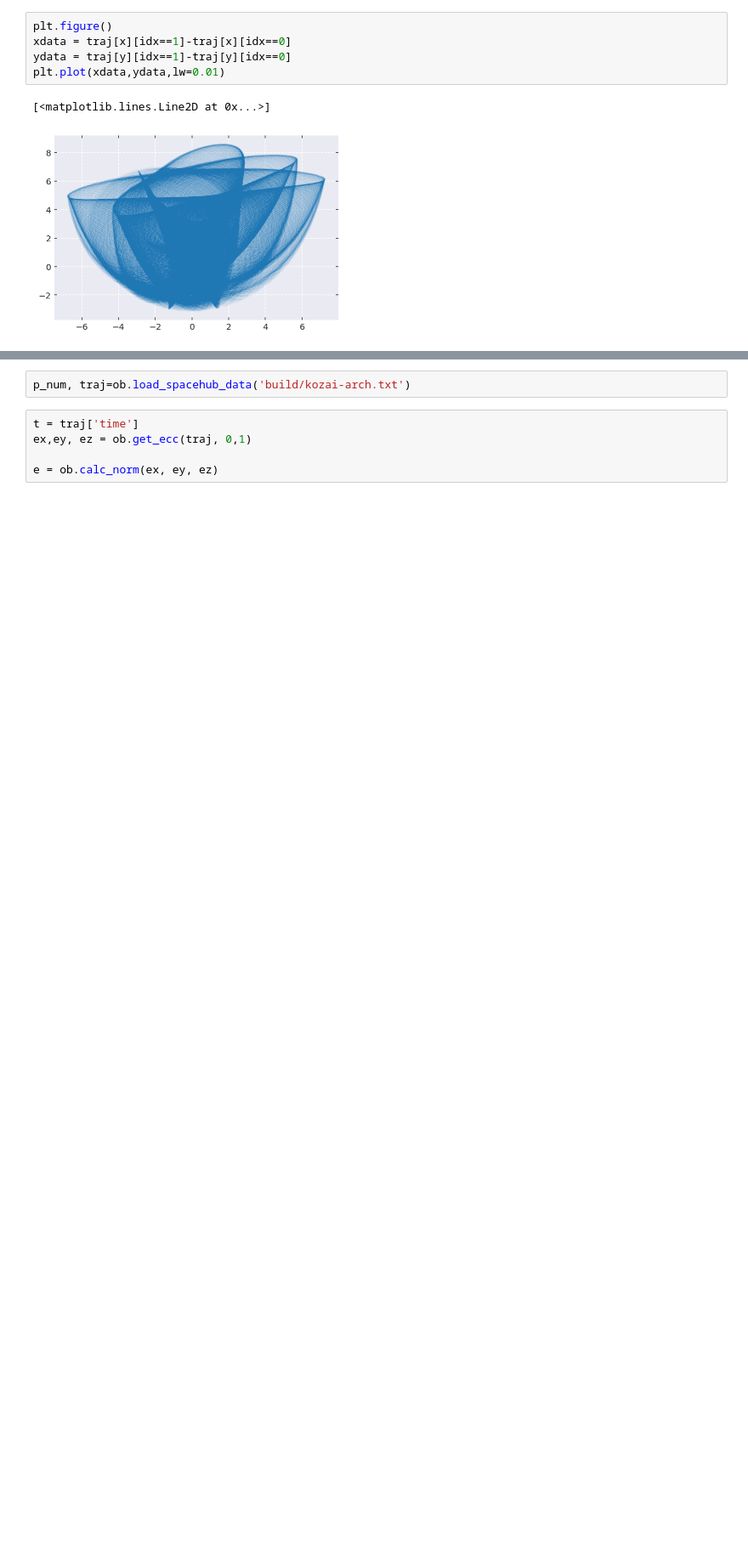
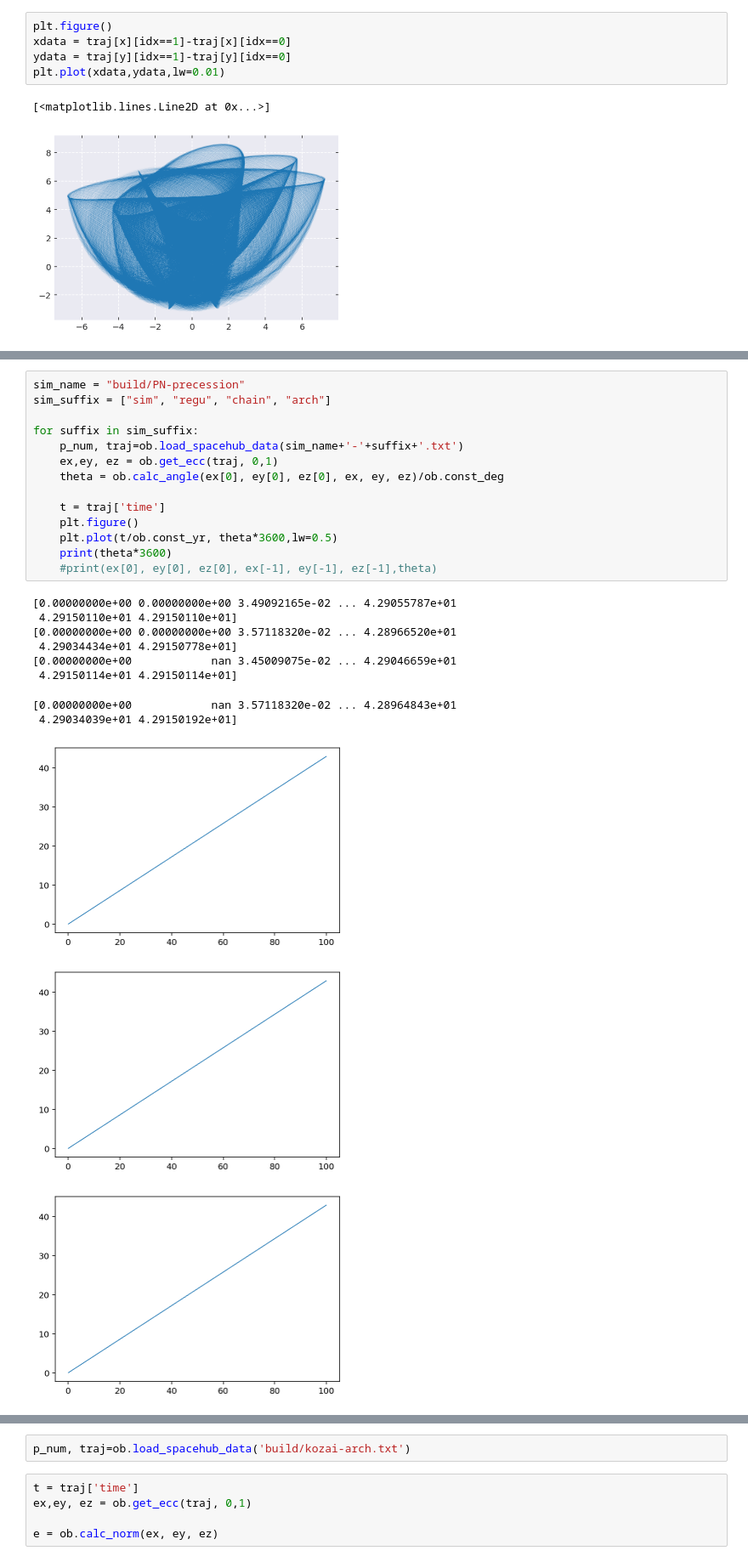
Before and after one commit to YihanWangAstro/SpaceHub, a Jupyter notebook: draw.ipynb, the cells around one changed output, grey strips where cells are left out. Shown at 85% size. Cells and saved outputs as stored; diff of their text form; blank space fills up the shorter version.

```diff
--- a/draw.ipynb
+++ b/draw.ipynb
@@ -260,3 +254,29 @@ import orbits as ob
 %config InlineBackend.figure_format = 'retina'
 # %% [output]
 Populating the interactive namespace from numpy and matplotlib
+# %%
+sim_name = "build/PN-precession"
+sim_suffix = ["sim", "regu", "chain", "arch"]
+
+for suffix in sim_suffix:
+    p_num, traj=ob.load_spacehub_data(sim_name+'-'+suffix+'.txt')
+    ex,ey, ez = ob.get_ecc(traj, 0,1)
+    theta = ob.calc_angle(ex[0], ey[0], ez[0], ex, ey, ez)/ob.const_deg
+
+    t = traj['time']
+    plt.figure()
+    plt.plot(t/ob.const_yr, theta*3600,lw=0.5)
+    print(theta*3600)
+    #print(ex[0], ey[0], ez[0], ex[-1], ey[-1], ez[-1],theta)
+# %% [output]
+[0.00000000e+00 0.00000000e+00 3.49092165e-02 ... 4.29055787e+01
+ 4.29150110e+01 4.29150110e+01]
+[0.00000000e+00 0.00000000e+00 3.57118320e-02 ... 4.28966520e+01
+ 4.29034434e+01 4.29150778e+01]
+[0.00000000e+00            nan 3.45009075e-02 ... 4.29046659e+01
+ 4.29150114e+01 4.29150114e+01]
+[0.00000000e+00            nan 3.57118320e-02 ... 4.28964843e+01
+ 4.29034039e+01 4.29150192e+01]
+[figure, added]
+[figure, added]
+[figure, added]
```
Also changed, not shown: parts of 3 cells of this notebook, 7 other files.
